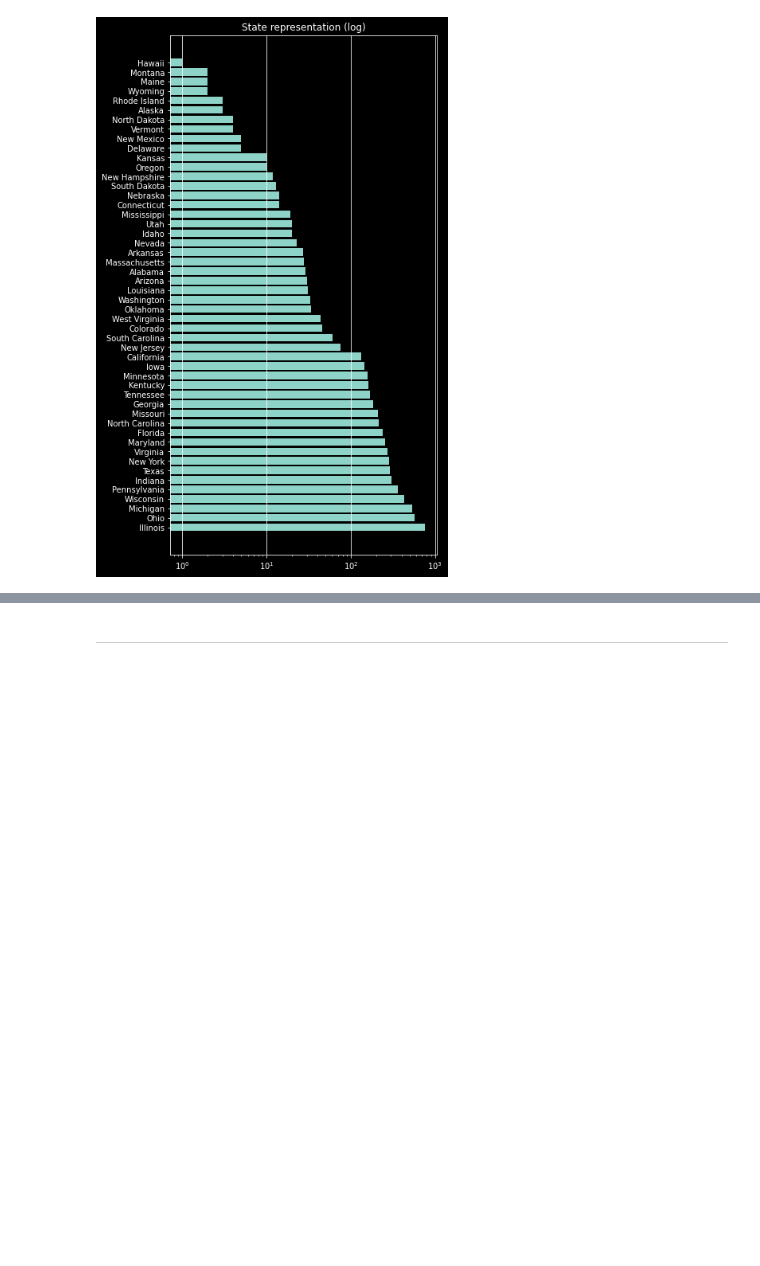
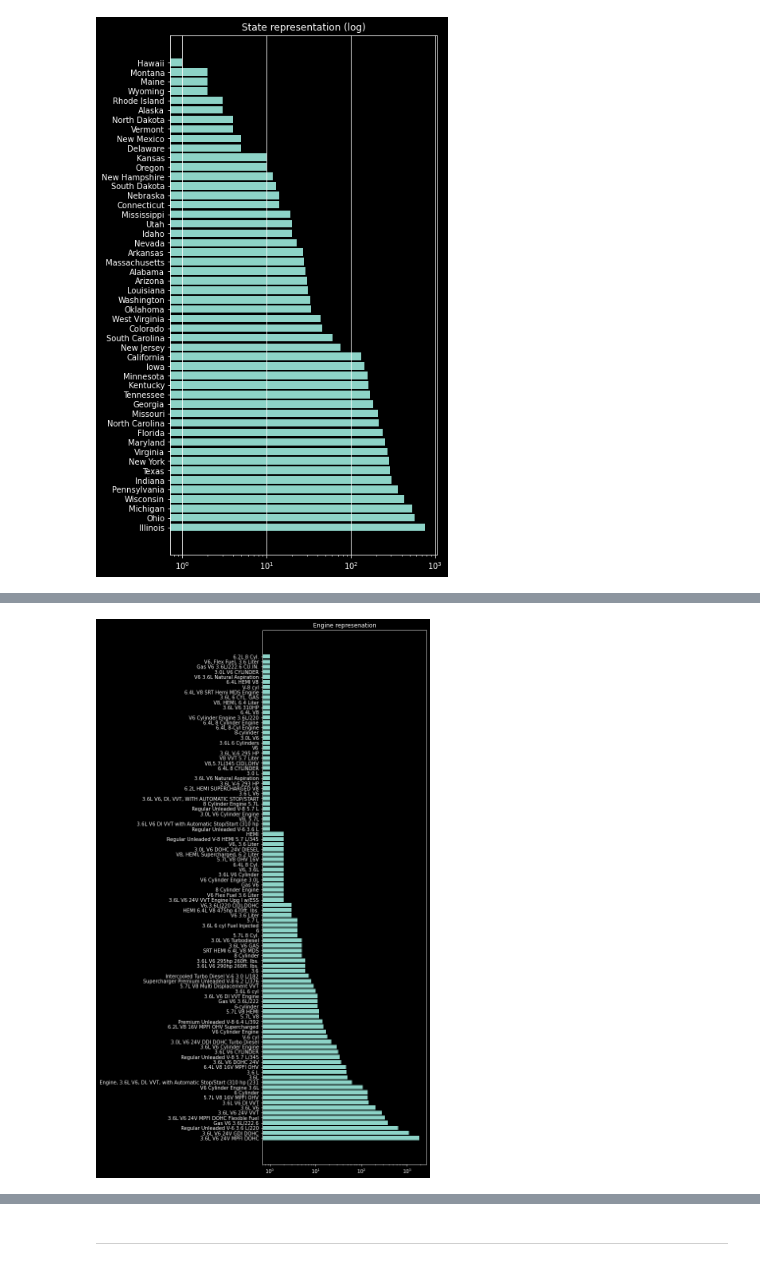
Before and after one commit to dtersegno/boeingds, a Jupyter notebook: notebooks/1_EDA.ipynb, the cells around one changed output, grey strips where cells are left out. Cells and saved outputs as stored; diff of their text form; code cells hidden in the pictures; blank space fills up the shorter version.

```diff
--- a/notebooks/1_EDA.ipynb
+++ b/notebooks/1_EDA.ipynb
@@ -369,0 +403,4 @@ value_count_barplot(traindf['VehColorExt'], log = True, figsize = (6,40))
+# %%
+value_count_barplot(traindf['VehEngine'], title = 'Engine represenation', log = True, figsize = (6,20))
+# %% [output]
+[figure, added]
```
Also changed, not shown: parts of 66 cells of this notebook.
